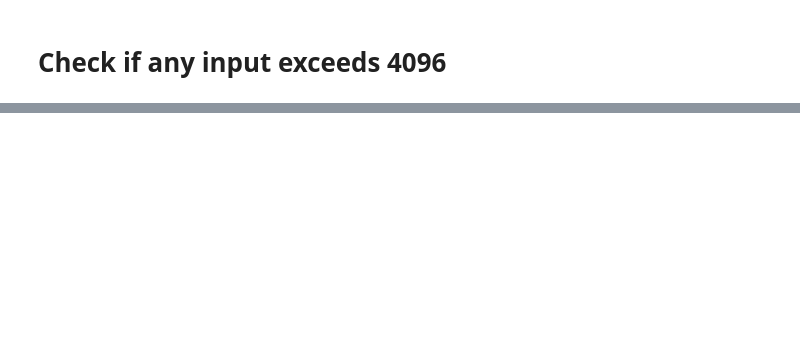
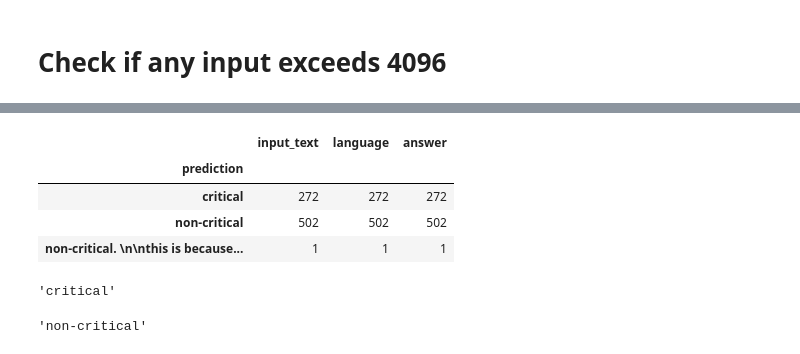
Before and after one commit to kapllan/zeroshot_lexglue, a Jupyter notebook: notebookes/DataAnalysis.ipynb, the cells around one changed output, grey strips where cells are left out. Saved outputs shown, nothing was run; the diff lists cells and outputs as text; code cells hidden in the pictures; blank space fills up the shorter version.

```diff
--- a/notebookes/DataAnalysis.ipynb
+++ b/notebookes/DataAnalysis.ipynb
@@ -173,0 +247,3 @@ all_data
+# %%
+preds = pd.read_json("/Users/vetonmatoshi/Documents/Git/zeroshot_lexglue/data/zero-shot-predictions/swiss_criticality_prediction_bge_considerations_gpt-3.5-turbo_predictions.jsonl", lines=True)
+preds['prediction'] = preds.prediction.apply(lambda x: str(x).lower().strip('\.'))
@@ -173,0 +257,17 @@ all_data
+# %%
+preds.groupby('prediction').count()
+# %% [output]
+|  | input_text | language | answer |
+| prediction |  |  |  |
+| critical | 272 | 272 | 272 |
+| non-critical | 502 | 502 | 502 |
+| non-critical. \n\nthis is because... | 1 | 1 | 1 |
+# %%
+sample_list = ['non-critical','critical']
+sample_list[1]
+# %% [output]
+'critical'
+# %%
+sorted(sample_list)[1]
+# %% [output]
+'non-critical'
```
Also changed, not shown: parts of 29 cells of this notebook, 14 other files.
